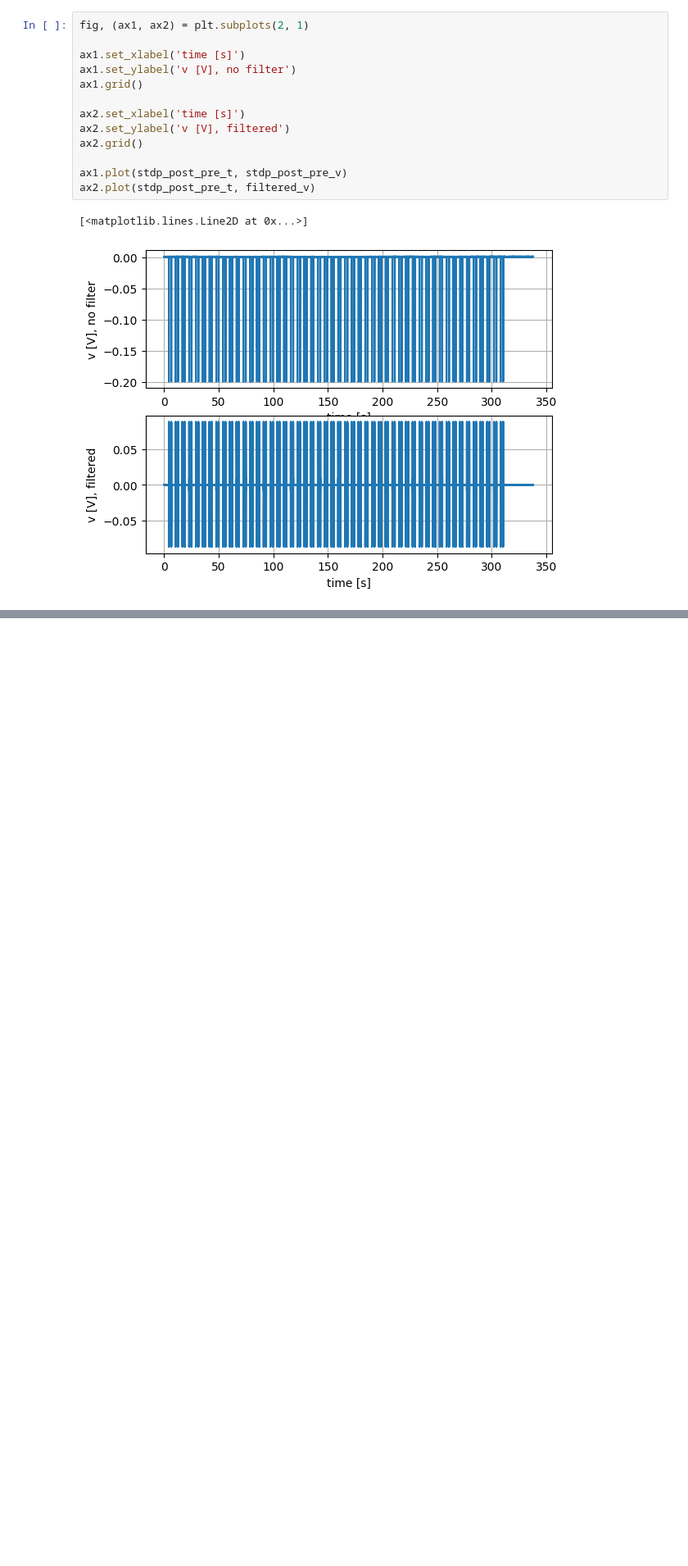
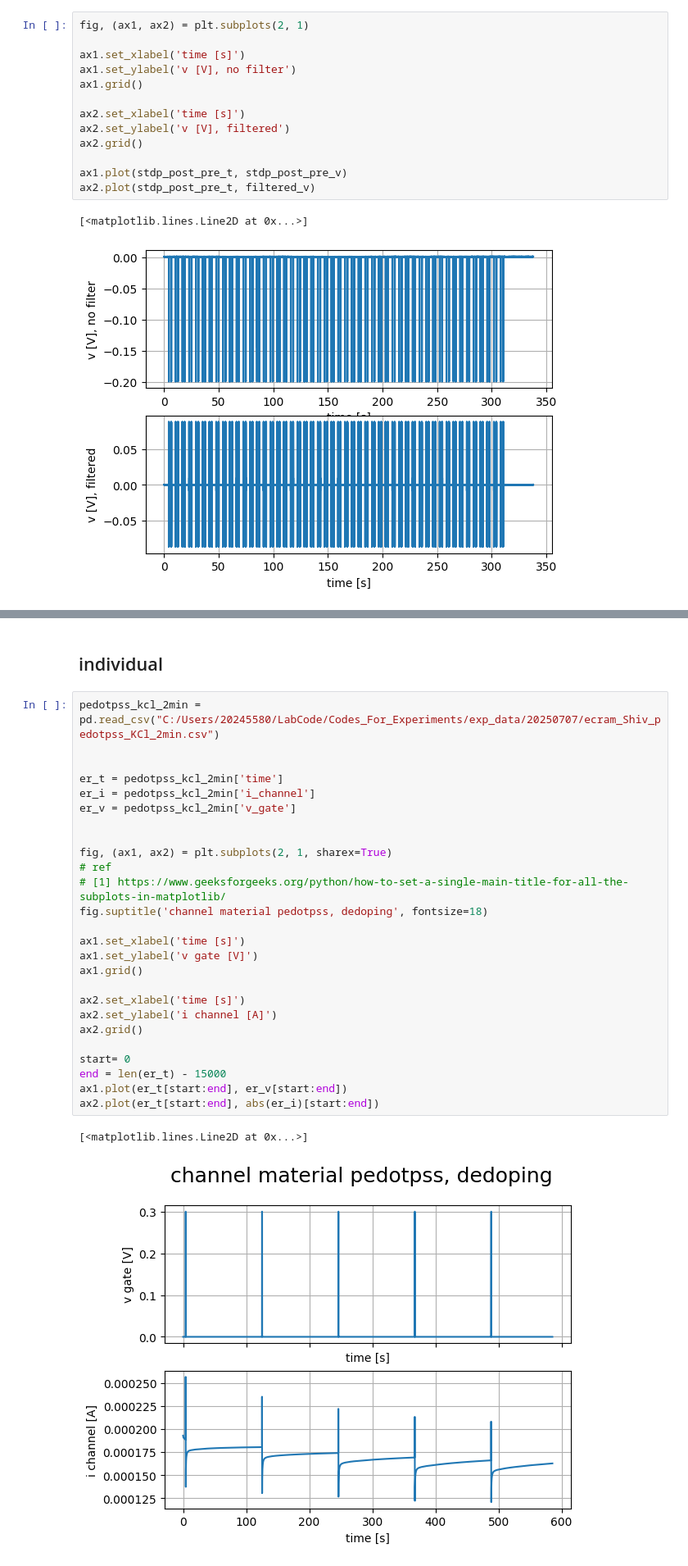
Before and after one commit to LaN-Tran/Code_for_experiments_at_Tue, a Jupyter notebook: codes/plot_exp_data.ipynb, the cells around one changed output, grey strips where cells are left out. Shown: that part at 82% size. Drawn from its saved outputs; the diff is of its cells as text; blank space fills up the shorter version.

```diff
--- a/codes/plot_exp_data.ipynb
+++ b/codes/plot_exp_data.ipynb
@@ -350,0 +355,31 @@ ax2.plot(stdp_post_pre_t, filtered_v)
+# %% [markdown]
+## individual
+# %%
+pedotpss_kcl_2min = pd.read_csv("C:/Users/20245580/LabCode/Codes_For_Experiments/exp_data/20250707/ecram_Shiv_pedotpss_KCl_2min.csv")
+
+
+er_t = pedotpss_kcl_2min['time']
+er_i = pedotpss_kcl_2min['i_channel']
+er_v = pedotpss_kcl_2min['v_gate']
+
+
+fig, (ax1, ax2) = plt.subplots(2, 1, sharex=True)
+# ref
+# [1] https://www.geeksforgeeks.org/python/how-to-set-a-single-main-title-for-all-the-subplots-in-matplotlib/
+fig.suptitle('channel material pedotpss, dedoping', fontsize=18)
+
+ax1.set_xlabel('time [s]')
+ax1.set_ylabel('v gate [V]')
+ax1.grid()
+
+ax2.set_xlabel('time [s]')
+ax2.set_ylabel('i channel [A]')
+ax2.grid()
+
+start= 0
+end = len(er_t) - 15000
+ax1.plot(er_t[start:end], er_v[start:end])
+ax2.plot(er_t[start:end], abs(er_i)[start:end])
+# %% [output]
+[<matplotlib.lines.Line2D at 0x...>]
+[figure, added]
```
Also changed, not shown: parts of 9 cells of this notebook.
